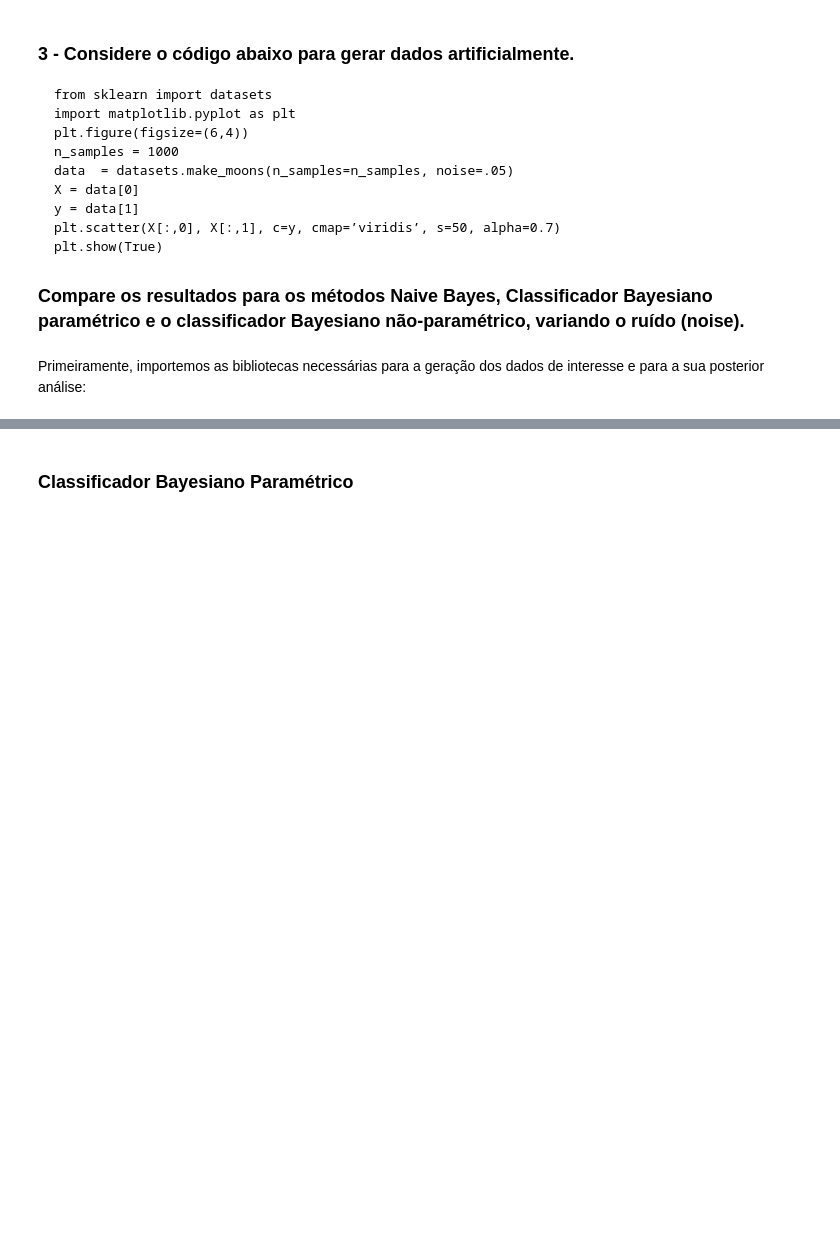
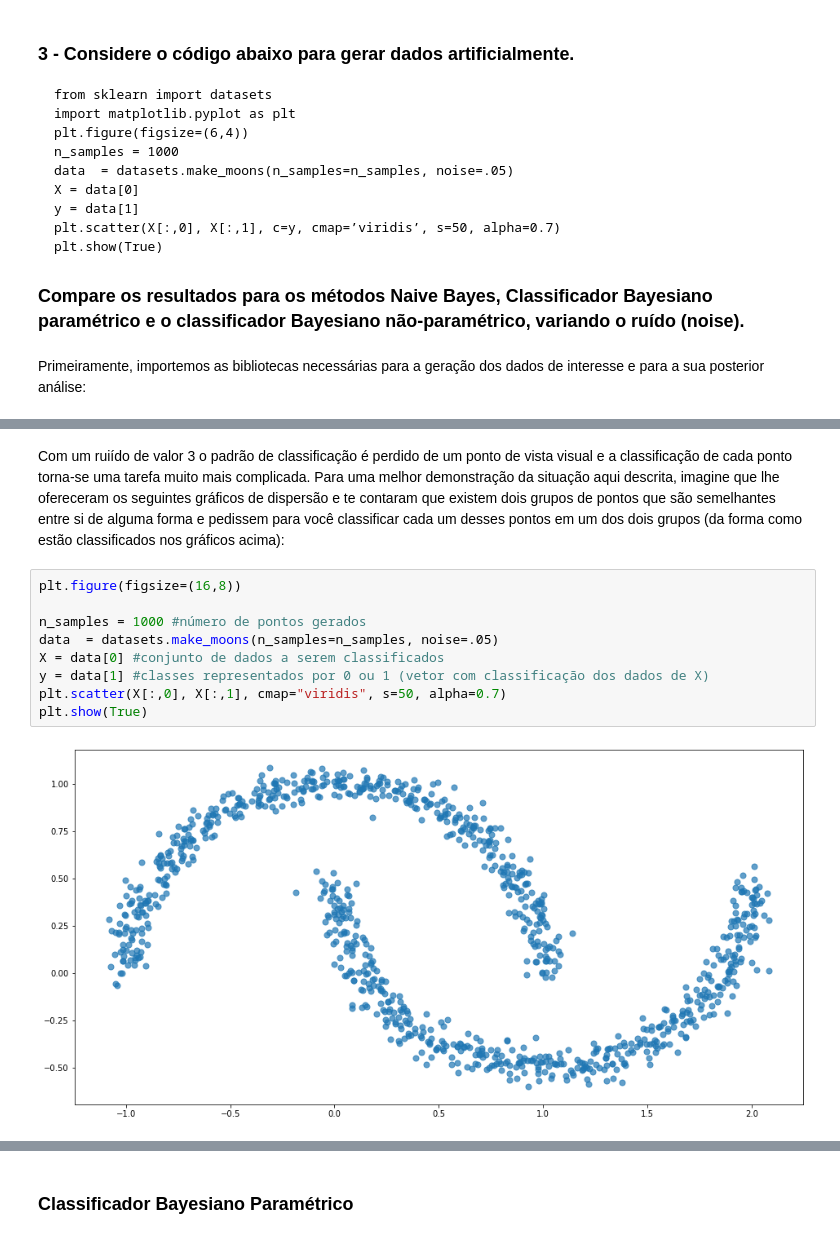
Before and after one commit to BrenoUSP/SME0828_DataScience, a Jupyter notebook: Projects/3 - Classificação/Projeto3_Classificacao_M.ipynb, the cells around one changed output, grey strips where cells are left out. Drawn from its saved outputs; the diff is of its cells as text; blank space fills up the shorter version.

```diff
--- a/Projects/3 - Classificação/Projeto3_Classificacao_M.ipynb
+++ b/Projects/3 - Classificação/Projeto3_Classificacao_M.ipynb
@@ -83,0 +99,13 @@ plt.show(True)
+# %% [markdown]
+Com um ruiído de valor 3 o padrão de classificação é perdido de um ponto de vista visual e a classificação de cada ponto torna-se uma tarefa muito mais complicada. Para uma melhor demonstração da situação aqui descrita, imagine que lhe ofereceram os seguintes gráficos de dispersão e te contaram que existem dois grupos de pontos que são semelhantes entre si de alguma forma e pedissem para você classificar cada um desses pontos em um dos dois grupos (da forma como estão classificados nos gráficos acima):
+# %%
+plt.figure(figsize=(16,8))
+
+n_samples = 1000 #número de pontos gerados
+data  = datasets.make_moons(n_samples=n_samples, noise=.05)
+X = data[0] #conjunto de dados a serem classificados
+y = data[1] #classes representados por 0 ou 1 (vetor com classificação dos dados de X)
+plt.scatter(X[:,0], X[:,1], cmap="viridis", s=50, alpha=0.7)
+plt.show(True)
+# %% [output]
+[figure, added]
```
Also changed, not shown: parts of 44 cells of this notebook.
